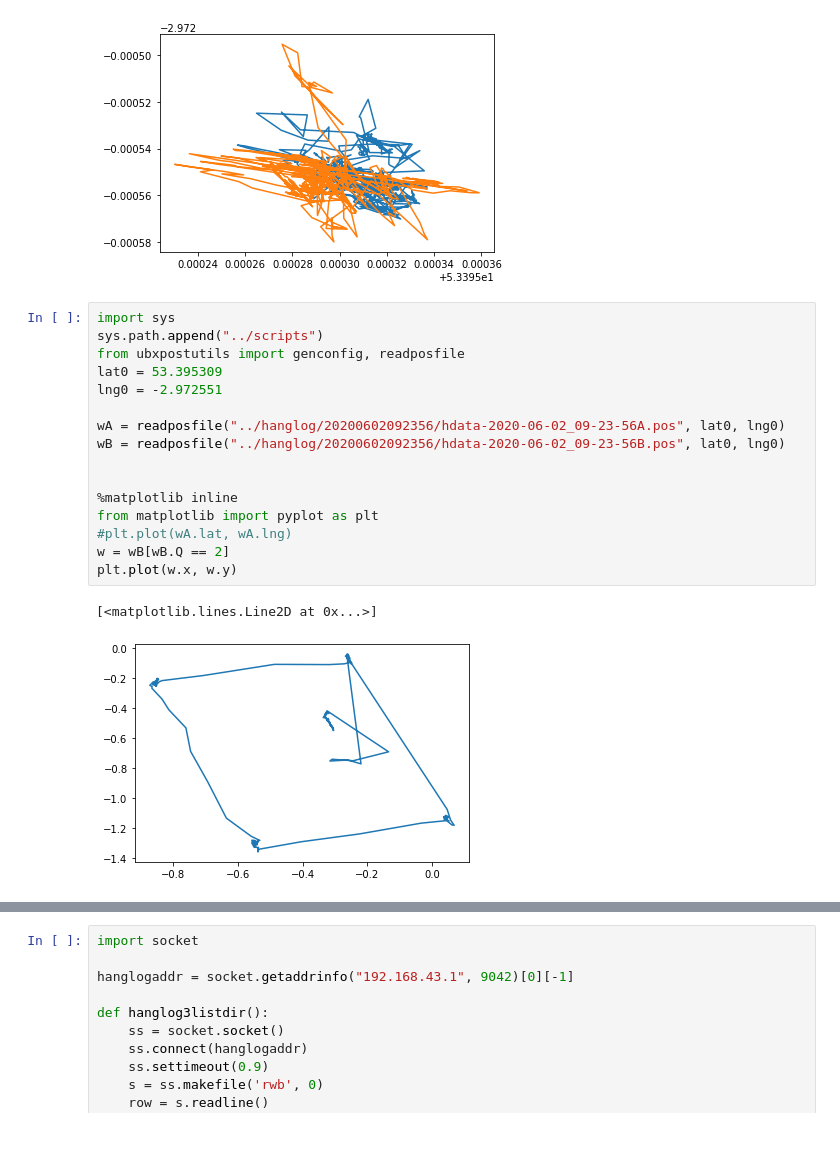
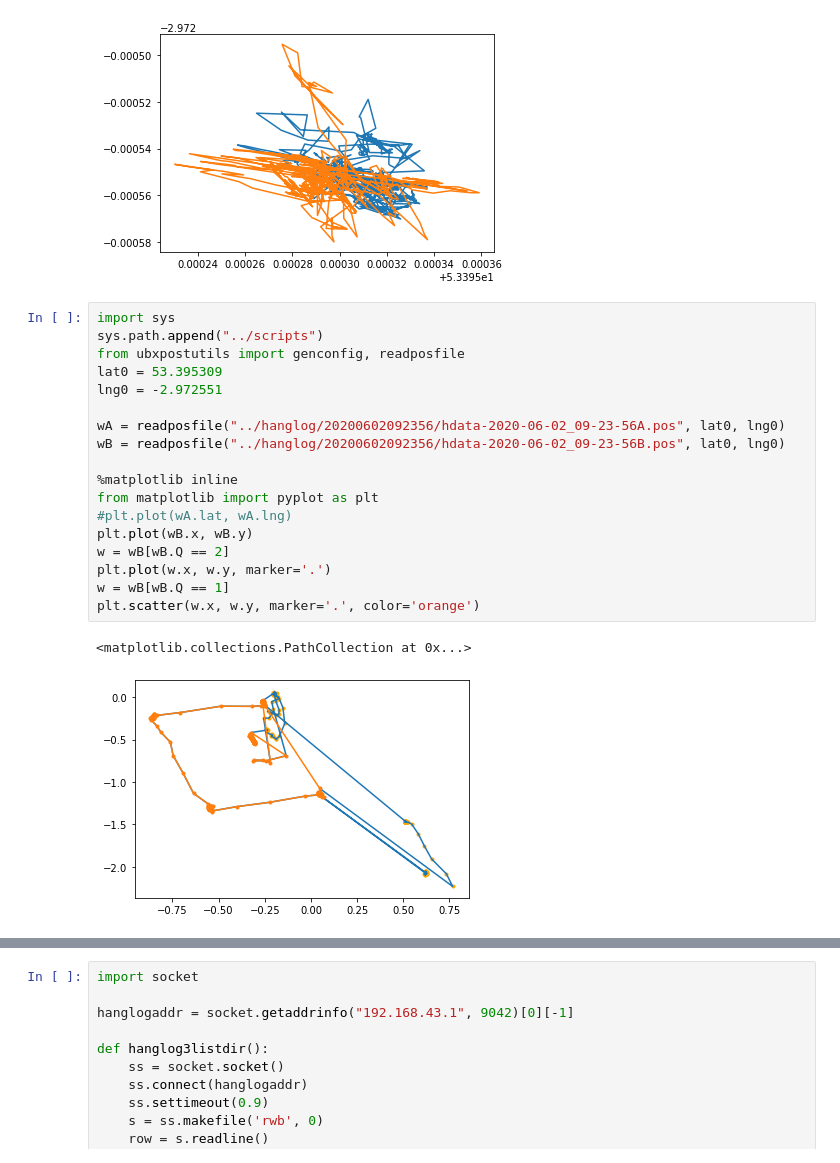
Before and after one commit to goatchurchprime/RTK_on_the_beach, a Jupyter notebook: notebooks/tcpoperatingrtknavi.ipynb, the cells around one changed output, grey strips where cells are left out. Cells and saved outputs as stored; diff of their text form.

```diff
--- a/notebooks/tcpoperatingrtknavi.ipynb
+++ b/notebooks/tcpoperatingrtknavi.ipynb
@@ -24,22 +24,24 @@ plt.plot(wB.lat, wB.lng)
 # %%
 import sys
 sys.path.append("../scripts")
 from ubxpostutils import genconfig, readposfile
 lat0 = 53.395309
 lng0 = -2.972551
 
 wA = readposfile("../hanglog/20200602092356/hdata-2020-06-02_09-23-56A.pos", lat0, lng0)
 wB = readposfile("../hanglog/20200602092356/hdata-2020-06-02_09-23-56B.pos", lat0, lng0)
 
-
 %matplotlib inline
 from matplotlib import pyplot as plt
 #plt.plot(wA.lat, wA.lng)
+plt.plot(wB.x, wB.y)
 w = wB[wB.Q == 2]
-plt.plot(w.x, w.y)
+plt.plot(w.x, w.y, marker='.')
+w = wB[wB.Q == 1]
+plt.scatter(w.x, w.y, marker='.', color='orange')
 # %% [output]
-[<matplotlib.lines.Line2D at 0x...>]
+<matplotlib.collections.PathCollection at 0x...>
-[figure, old version]
+[figure, new version]
 # %%
 plt.plot(wB.Q)
 # %% [output]
```
Also changed, not shown: parts of 2 cells of this notebook, 5 other files.
